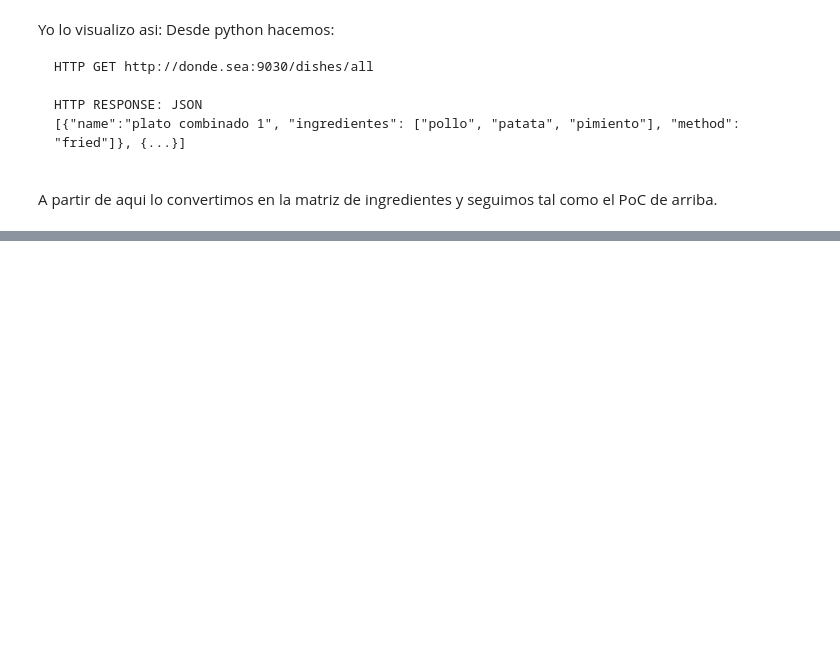
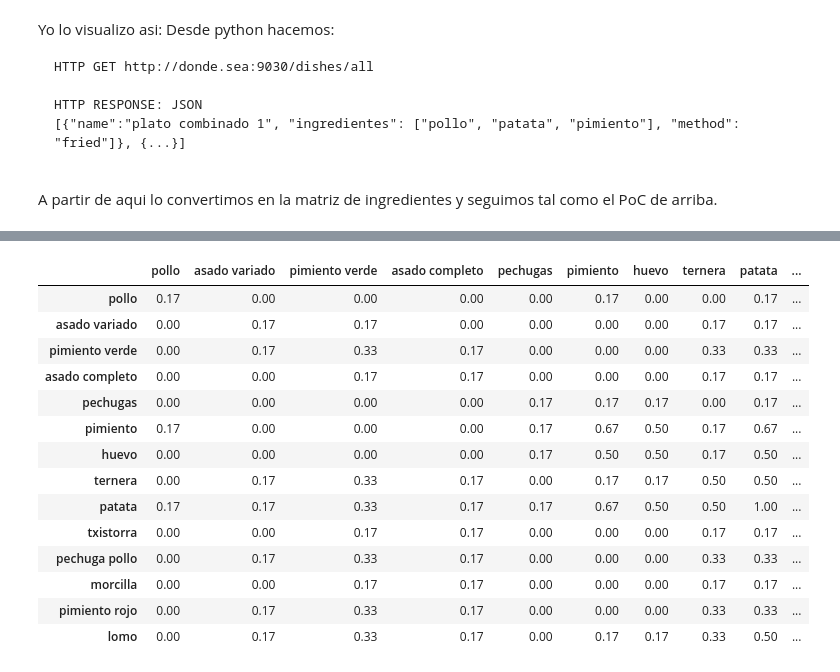
Before and after one commit to rafalszota/Food, a Jupyter notebook: Food.ipynb, the cells around one changed output, grey strips where cells are left out. Cells and saved outputs as stored; diff of their text form; code cells hidden in the pictures; blank space fills up the shorter version.

```diff
--- a/Food.ipynb
+++ b/Food.ipynb
@@ -138,0 +144,19 @@ Hay que fitrar fuera los ingredientes mas comunes. Ejemplo: todos los platos lle
+# %%
+X = round(df.T.dot(df) / df.count(),2)
+X
+# %% [output]
+|  | pollo | asado variado | pimiento verde | asado completo | pechugas | pimiento | huevo | ternera | patata | ... |
+| pollo | 0.17 | 0.00 | 0.00 | 0.00 | 0.00 | 0.17 | 0.00 | 0.00 | 0.17 | ... |
+| asado variado | 0.00 | 0.17 | 0.17 | 0.00 | 0.00 | 0.00 | 0.00 | 0.17 | 0.17 | ... |
+| pimiento verde | 0.00 | 0.17 | 0.33 | 0.17 | 0.00 | 0.00 | 0.00 | 0.33 | 0.33 | ... |
+| asado completo | 0.00 | 0.00 | 0.17 | 0.17 | 0.00 | 0.00 | 0.00 | 0.17 | 0.17 | ... |
+| pechugas | 0.00 | 0.00 | 0.00 | 0.00 | 0.17 | 0.17 | 0.17 | 0.00 | 0.17 | ... |
+| pimiento | 0.17 | 0.00 | 0.00 | 0.00 | 0.17 | 0.67 | 0.50 | 0.17 | 0.67 | ... |
+| huevo | 0.00 | 0.00 | 0.00 | 0.00 | 0.17 | 0.50 | 0.50 | 0.17 | 0.50 | ... |
+| ternera | 0.00 | 0.17 | 0.33 | 0.17 | 0.00 | 0.17 | 0.17 | 0.50 | 0.50 | ... |
+| patata | 0.17 | 0.17 | 0.33 | 0.17 | 0.17 | 0.67 | 0.50 | 0.50 | 1.00 | ... |
+| txistorra | 0.00 | 0.00 | 0.17 | 0.17 | 0.00 | 0.00 | 0.00 | 0.17 | 0.17 | ... |
+| pechuga pollo | 0.00 | 0.17 | 0.33 | 0.17 | 0.00 | 0.00 | 0.00 | 0.33 | 0.33 | ... |
+| morcilla | 0.00 | 0.00 | 0.17 | 0.17 | 0.00 | 0.00 | 0.00 | 0.17 | 0.17 | ... |
+| pimiento rojo | 0.00 | 0.17 | 0.33 | 0.17 | 0.00 | 0.00 | 0.00 | 0.33 | 0.33 | ... |
+| lomo | 0.00 | 0.17 | 0.33 | 0.17 | 0.00 | 0.17 | 0.17 | 0.33 | 0.50 | ... |
```
Also changed, not shown: parts of 15 cells of this notebook.
